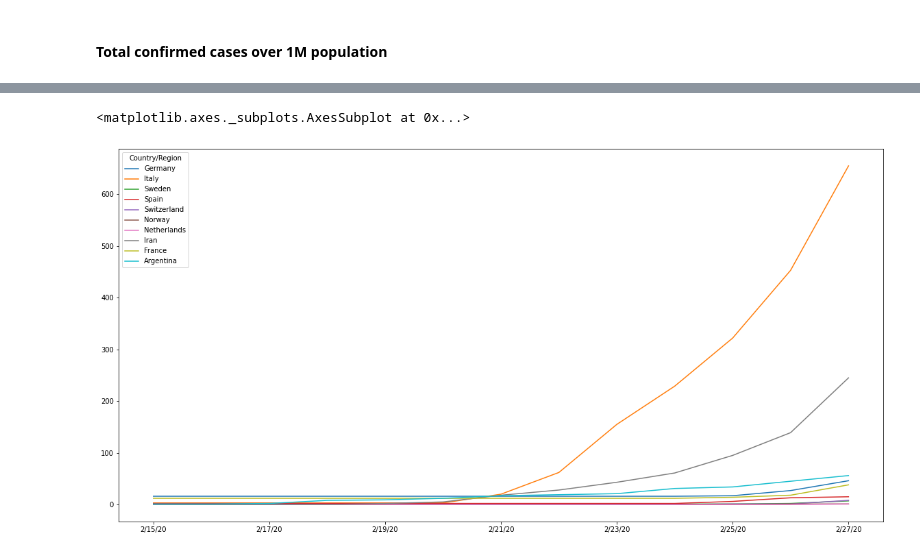
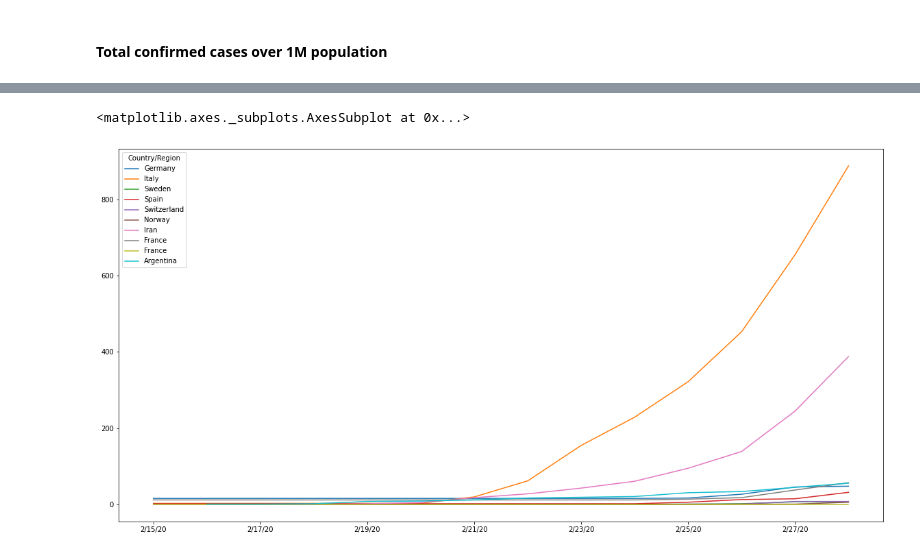
Before and after one commit to fiskker/COVID-19, a Jupyter notebook: Argentina COVID-19 Stats.ipynb, the cells around one changed output, grey strips where cells are left out. Drawn from its saved outputs; the diff is of its cells as text; code cells hidden in the pictures.

```diff
--- a/Argentina COVID-19 Stats.ipynb
+++ b/Argentina COVID-19 Stats.ipynb
@@ -104,16 +106,16 @@ latam_conf_cases_by_pop.transpose().plot(figsize=(20,10))
 # %%
 euro_countries = ['Italy', 'Iran', 'Spain', 'Germany', 'France', 'Switzerland', 'UK', 'Netherlands', 'Norway', 'Sweden']
 euro_confirmed_cases = confirmed_cases.loc[(confirmed_cases['Country/Region']).isin(euro_countries)]
 euro_confirmed_cases = euro_confirmed_cases[:9]
 euro_confirmed_cases = euro_confirmed_cases.drop(['Province/State', 'Lat', 'Long'], axis = 1)
 euro_confirmed_cases = euro_confirmed_cases.set_index('Country/Region')
-euro_confirmed_cases = (euro_confirmed_cases.transpose()[24:]).transpose()
+euro_confirmed_cases = euro_confirmed_cases.transpose()
 
-euro_confirmed_cases = euro_confirmed_cases.append(arg_confirmed_ts)
-euro_confirmed_cases = euro_confirmed_cases.transpose()
-euro_confirmed_cases['Argentina'] = euro_confirmed_cases['Argentina'].shift(-17)
+euro_confirmed_cases = euro_confirmed_cases[24:]
+euro_confirmed_cases = euro_confirmed_cases.transpose().append(arg_confirmed_ts).transpose()
+euro_confirmed_cases['Argentina'] = euro_confirmed_cases['Argentina'].shift(-16)
 euro_confirmed_cases = euro_confirmed_cases[:tot_days]
 euro_confirmed_cases.plot(figsize=(20,10))
 # %% [output]
 <matplotlib.axes._subplots.AxesSubplot at 0x...>
-[figure, old version]
+[figure, new version]
```
Also changed, not shown: parts of 14 cells of this notebook, 6 other files.
